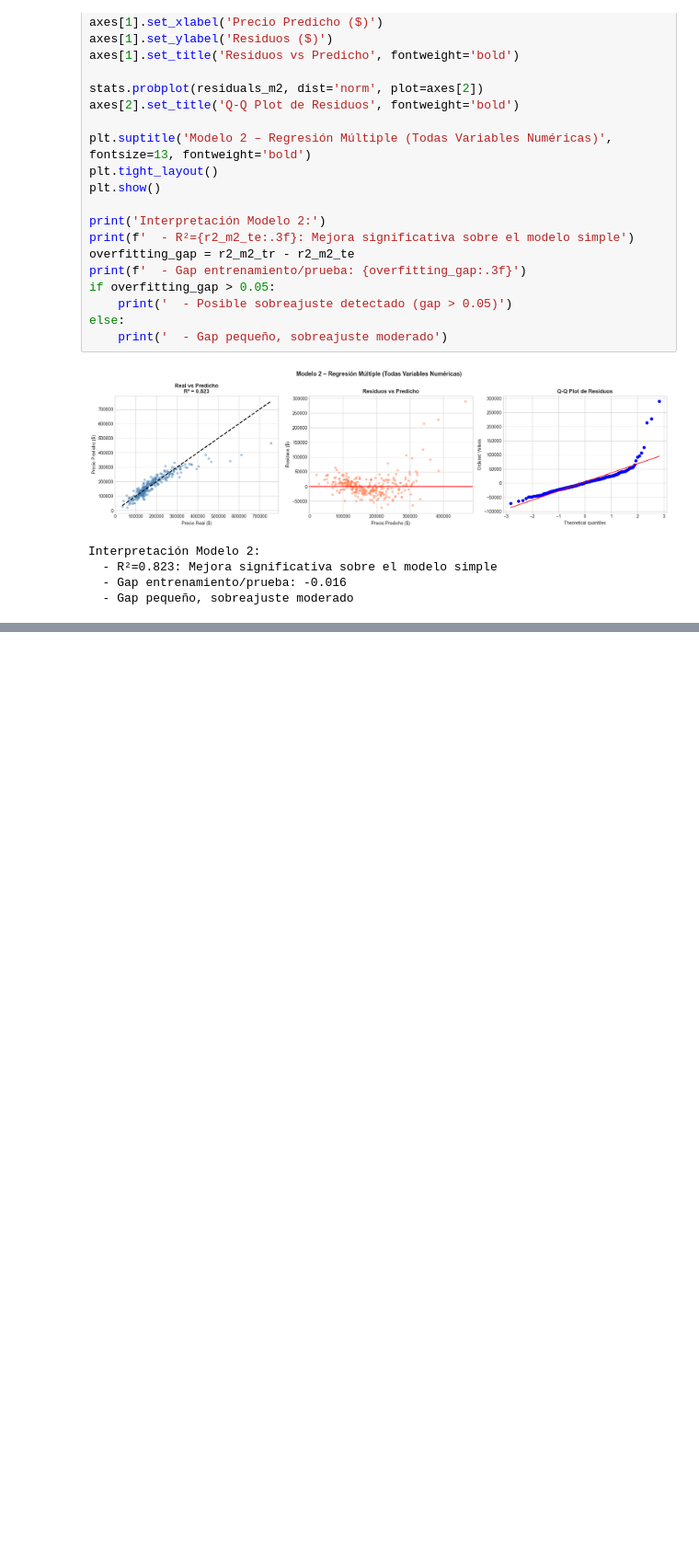
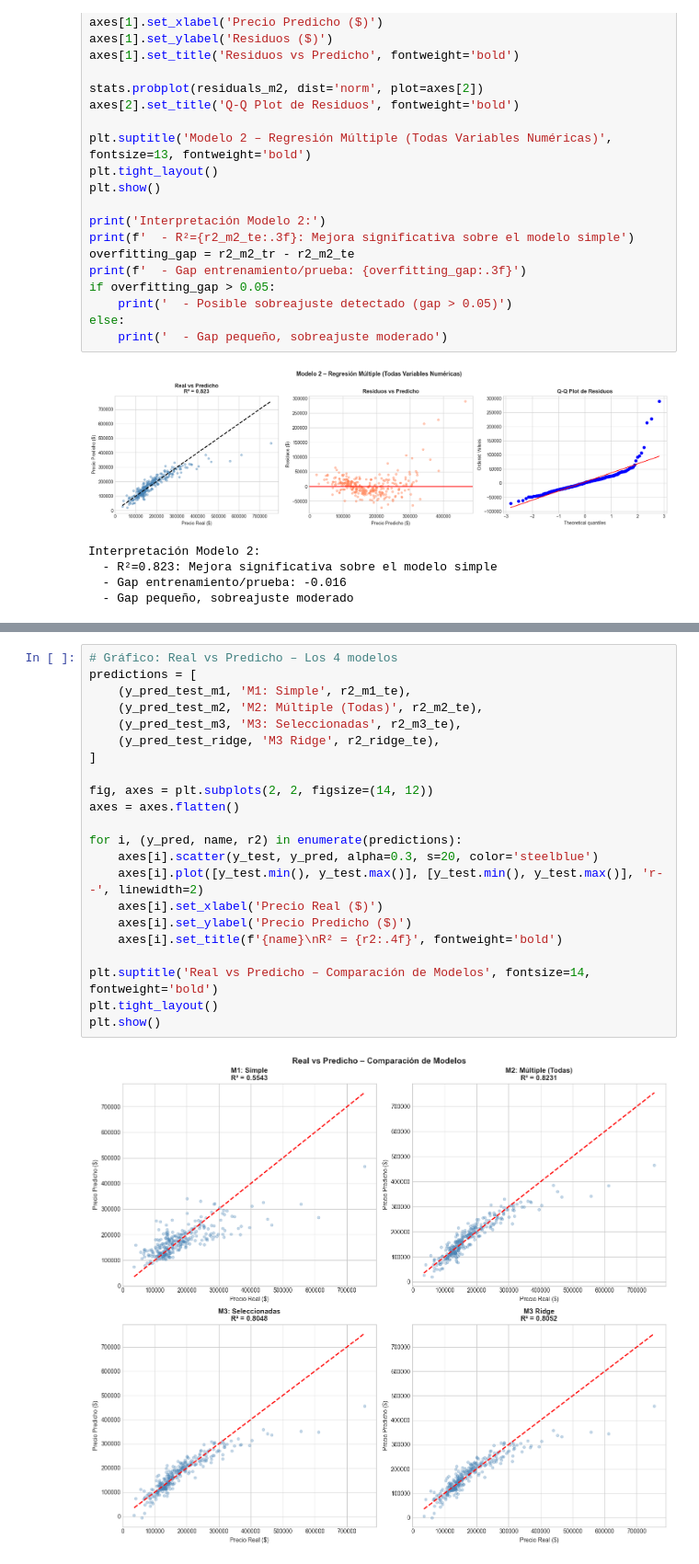
Before and after one commit to JPLopez23/Laboratorio-03---MRL, a Jupyter notebook: Lab3.ipynb, the cells around one changed output, grey strips where cells are left out. Shown at 92% size. Drawn from its saved outputs; the diff is of its cells as text; blank space fills up the shorter version.

```diff
--- a/Lab3.ipynb
+++ b/Lab3.ipynb
@@ -725,0 +983,24 @@ Interpretación Modelo 2:
+# %%
+# Gráfico: Real vs Predicho – Los 4 modelos
+predictions = [
+    (y_pred_test_m1, 'M1: Simple', r2_m1_te),
+    (y_pred_test_m2, 'M2: Múltiple (Todas)', r2_m2_te),
+    (y_pred_test_m3, 'M3: Seleccionadas', r2_m3_te),
+    (y_pred_test_ridge, 'M3 Ridge', r2_ridge_te),
+]
+
+fig, axes = plt.subplots(2, 2, figsize=(14, 12))
+axes = axes.flatten()
+
+for i, (y_pred, name, r2) in enumerate(predictions):
+    axes[i].scatter(y_test, y_pred, alpha=0.3, s=20, color='steelblue')
+    axes[i].plot([y_test.min(), y_test.max()], [y_test.min(), y_test.max()], 'r--', linewidth=2)
+    axes[i].set_xlabel('Precio Real ($)')
+    axes[i].set_ylabel('Precio Predicho ($)')
+    axes[i].set_title(f'{name}\nR² = {r2:.4f}', fontweight='bold')
+
+plt.suptitle('Real vs Predicho – Comparación de Modelos', fontsize=14, fontweight='bold')
+plt.tight_layout()
+plt.show()
+# %% [output]
+[figure, added]
```
Also changed, not shown: parts of 9 cells of this notebook.
